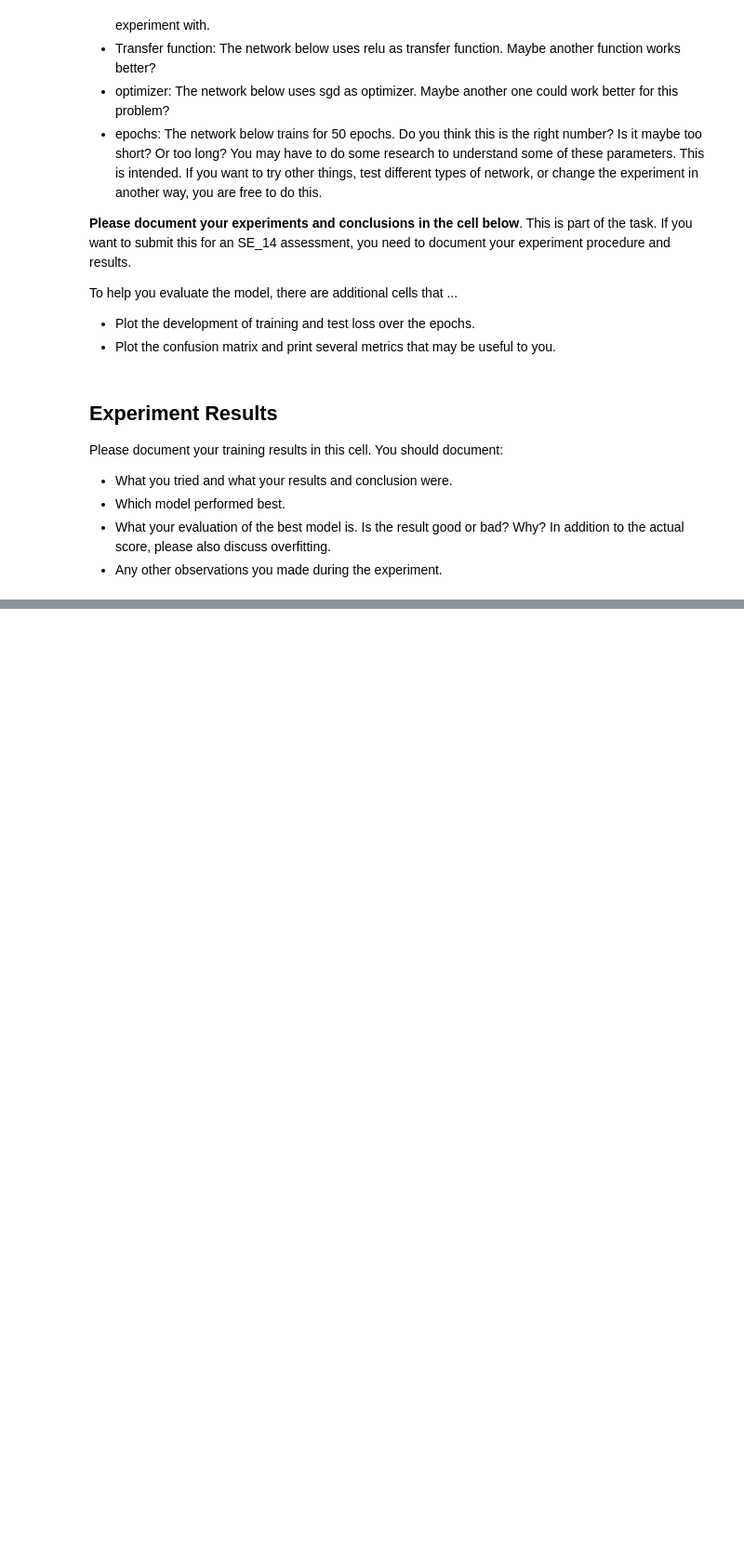
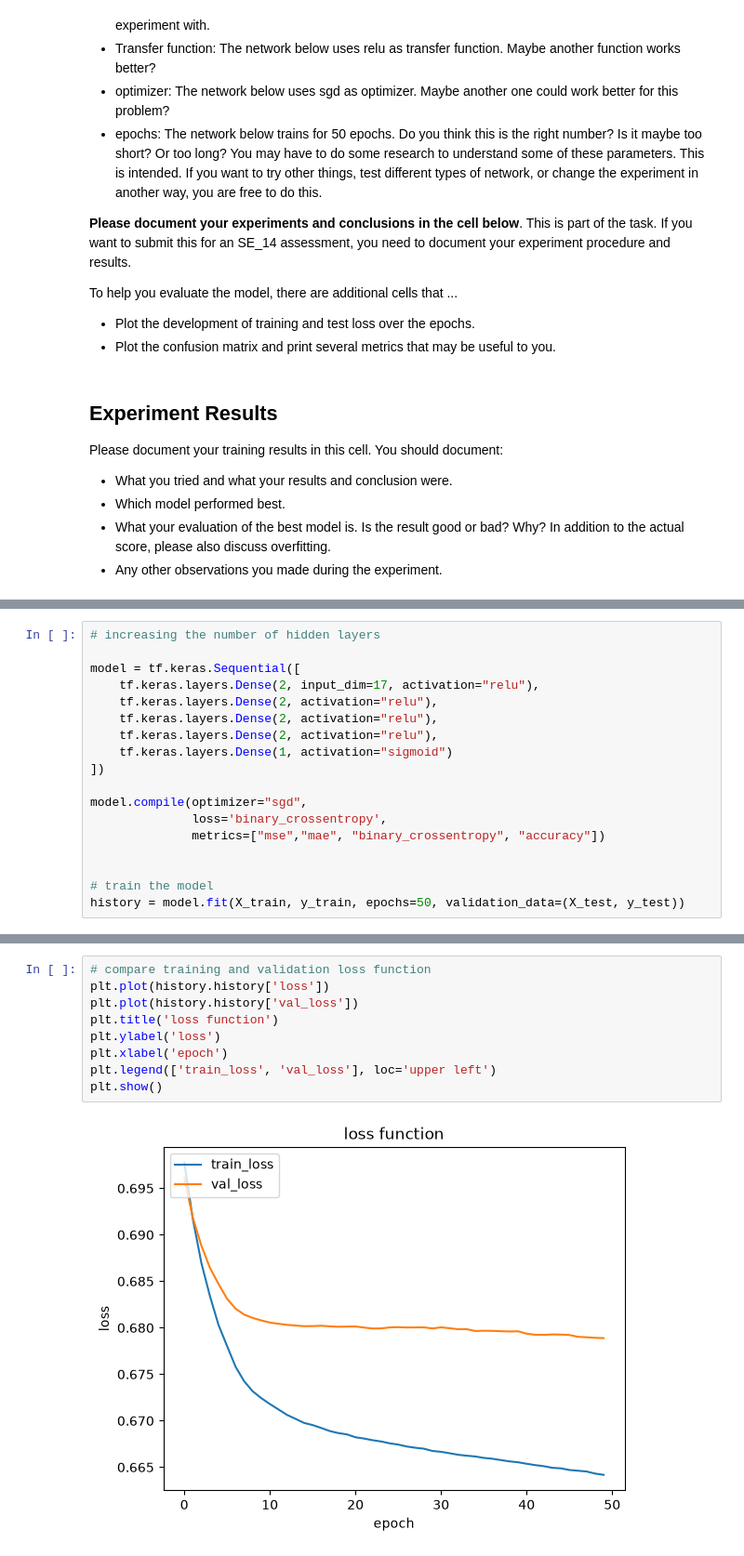
Before and after one commit to max-zwei/ai-basics, a Jupyter notebook: assessments/machine-learning/Titanic_Challenge - extended.ipynb, the cells around one changed output, grey strips where cells are left out. Shown at 93% size. Drawn from its saved outputs; the diff is of its cells as text; blank space fills up the shorter version.

```diff
--- a/assessments/machine-learning/Titanic_Challenge - extended.ipynb
+++ b/assessments/machine-learning/Titanic_Challenge - extended.ipynb
@@ -194,0 +234,18 @@ print("F1 Score: ", f1)
+# %%
+# increasing the number of hidden layers
+
+model = tf.keras.Sequential([
+    tf.keras.layers.Dense(2, input_dim=17, activation="relu"),
+    tf.keras.layers.Dense(2, activation="relu"),
+    tf.keras.layers.Dense(2, activation="relu"),
+    tf.keras.layers.Dense(2, activation="relu"),
+    tf.keras.layers.Dense(1, activation="sigmoid")
+])
+
+model.compile(optimizer="sgd",
+              loss='binary_crossentropy',
+              metrics=["mse","mae", "binary_crossentropy", "accuracy"])
+
+
+# train the model
+history = model.fit(X_train, y_train, epochs=50, validation_data=(X_test, y_test))
@@ -194,0 +271,11 @@ print("F1 Score: ", f1)
+# %%
+# compare training and validation loss function
+plt.plot(history.history['loss'])
+plt.plot(history.history['val_loss'])
+plt.title('loss function')
+plt.ylabel('loss')
+plt.xlabel('epoch')
+plt.legend(['train_loss', 'val_loss'], loc='upper left')
+plt.show()
+# %% [output]
+[figure, added]
```
Also changed, not shown: parts of 34 cells of this notebook, 3 other files.
